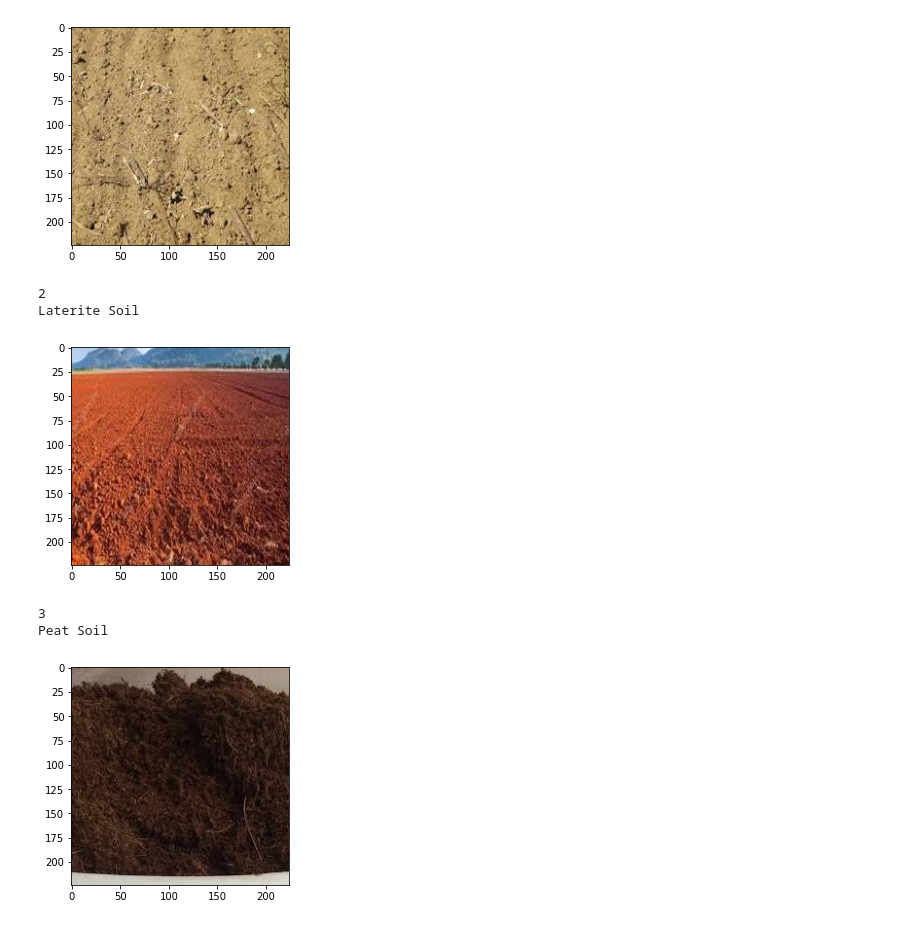
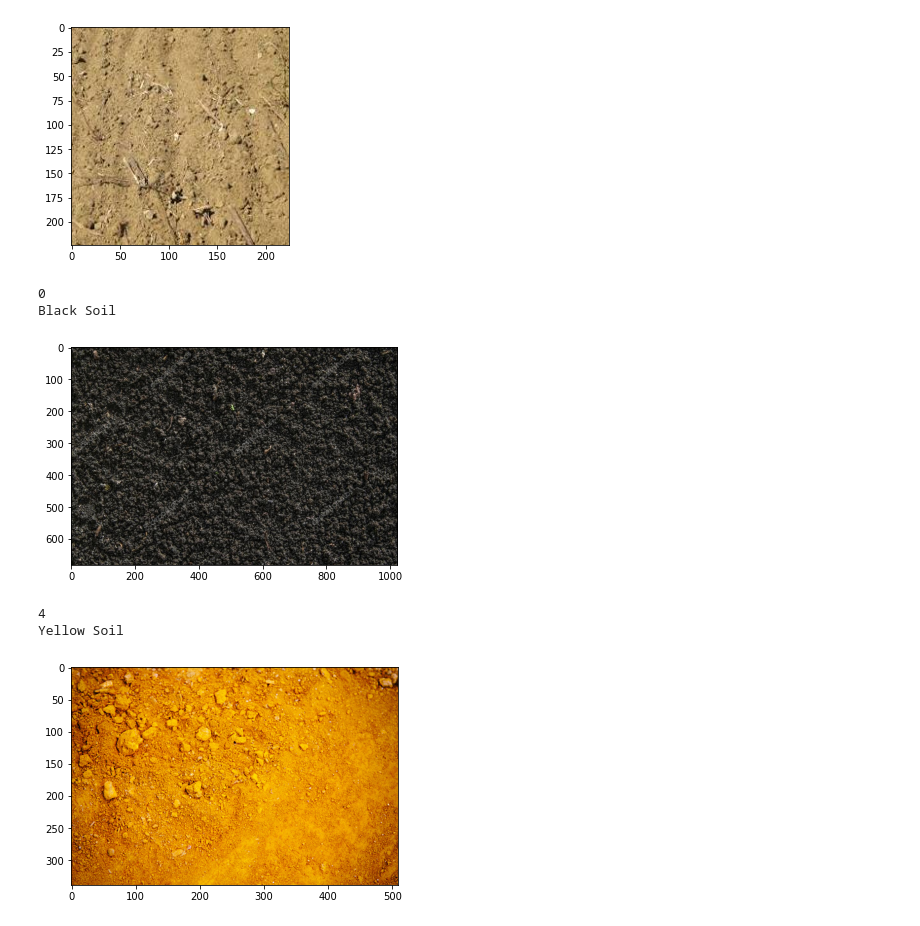
Before and after one commit to souvik0306/Soil-Type-Classification, a Jupyter notebook: soil.ipynb, the cells around one changed output. Cells and saved outputs as stored; diff of their text form; code cells hidden in the pictures.

```diff
--- a/soil.ipynb
+++ b/soil.ipynb
@@ -191,5 +191,5 @@ model.compile(
     metrics = ['acc']
 )
 # %%
-model.fit(X_train_scaled,Y_train,epochs=90,validation_split=0.25)
+history = model.fit(X_train_scaled,Y_train,epochs=150,validation_split=0.25)
 # %% [output]
@@ -268,33 +294,33 @@ elif input_label == 4:
 Yellow Soil
 [figure]
 # %%
-img_test = cv2.imread(r'D:\Machine Learning Projects\Soil-Type-Classification\images_resized\Laterite_Soil_1.jpg')
+img_test = cv2.imread(r'D:\Machine Learning Projects\Soil-Type-Classification\test\black soil.jpg')
 img_resize = cv2.resize(img_test,(224,224))
-plt.imshow(mpimg.imread(r'D:\Machine Learning Projects\Soil-Type-Classification\images_resized\Laterite_Soil_1.jpg'))
+plt.imshow(mpimg.imread(r'D:\Machine Learning Projects\Soil-Type-Classification\test\black soil.jpg'))
 img_scaled = img_resize/255
 img_reshaped = np.reshape(img_scaled,[1,224,224,3])
 input_pred = model.predict(img_reshaped)
 input_label = np.argmax(input_pred)
 print(input_label)
 
 if input_label == 0:
     print("Black Soil")
 elif input_label == 1:
     print("Cinder Soil")
 elif input_label == 2:
     print("Laterite Soil")
 elif input_label == 3:
     print("Peat Soil")
 elif input_label == 4:
     print("Yellow Soil")
 # %% [output]
-2
-Laterite Soil
+0
+Black Soil
-[figure, old version]
+[figure, new version]
 # %%
-img_test = cv2.imread(r'D:\Machine Learning Projects\Soil-Type-Classification\images_resized\Peat_Soil_6.jpg')
+img_test = cv2.imread(r'D:\Machine Learning Projects\Soil-Type-Classification\test\yellow soil.jpg')
 img_resize = cv2.resize(img_test,(224,224))
-plt.imshow(mpimg.imread(r'D:\Machine Learning Projects\Soil-Type-Classification\images_resized\Peat_Soil_6.jpg'))
+plt.imshow(mpimg.imread(r'D:\Machine Learning Projects\Soil-Type-Classification\test\yellow soil.jpg'))
 img_scaled = img_resize/255
 img_reshaped = np.reshape(img_scaled,[1,224,224,3])
 input_pred = model.predict(img_reshaped)
@@ -312,6 +338,6 @@ elif input_label == 3:
 elif input_label == 4:
     print("Yellow Soil")
 # %% [output]
-3
-Peat Soil
+4
+Yellow Soil
-[figure, old version]
+[figure, new version]
```
Also changed, not shown: parts of 6 cells of this notebook.
